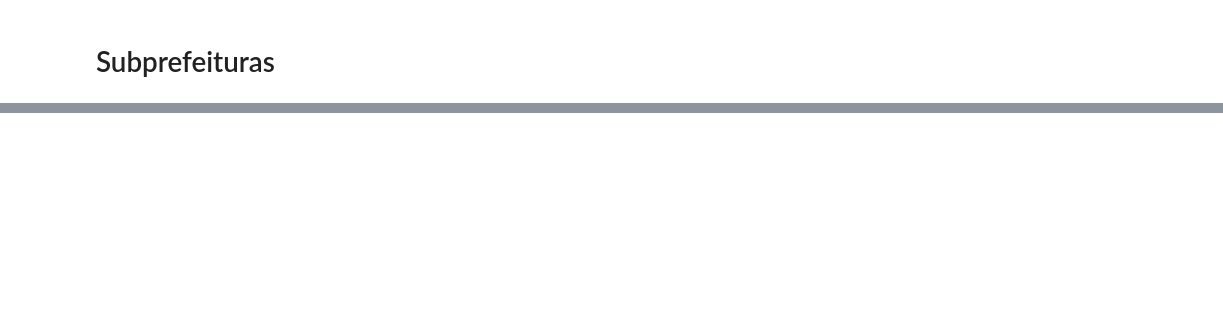
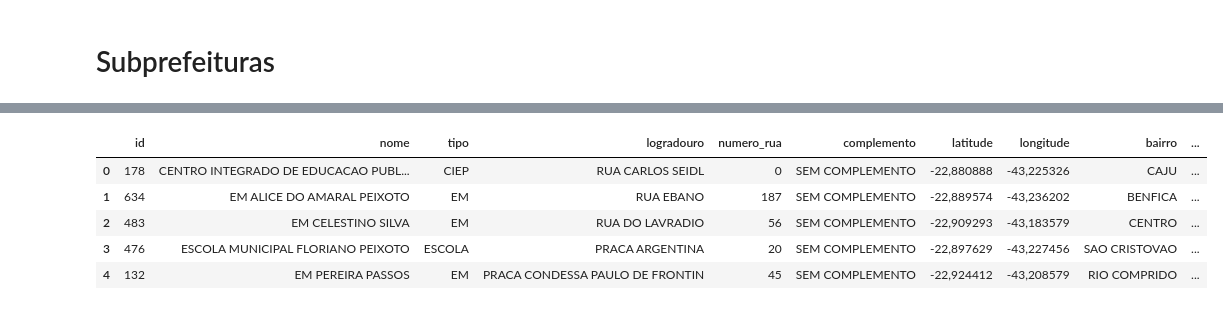
Before and after one commit to VictorHugoAmorim/ada_santander, a Jupyter notebook: Modulo 3 - Tecnicas de Programacao I (PY)/Projeto Limpeza de dados/src/projeto.ipynb, the cells around one changed output, grey strips where cells are left out. Cells and saved outputs as stored; diff of their text form; code cells hidden in the pictures; blank space fills up the shorter version.

```diff
--- a/Modulo 3 - Tecnicas de Programacao I (PY)/Projeto Limpeza de dados/src/projeto.ipynb
+++ b/Modulo 3 - Tecnicas de Programacao I (PY)/Projeto Limpeza de dados/src/projeto.ipynb
@@ -207,0 +193,22 @@ escolas_quantidade_md
+# %%
+# Renomear as colunas do DataFrame
+escolas_quantidade_md.rename(columns={
+    'id': 'id',
+    'Escolas_Postos': 'nome',
+    'BAIRRO': 'bairro',
+    'ENDEREÇO ': 'logradouro',
+    'lat': 'latitude',
+    'lon': 'longitude',
+    'Quantidade': 'quantidade_material',
+}, inplace=True)
+
+# Reorganiza as colunas do DataFrame
+escolas_quantidade_md = escolas_quantidade_md[['id', 'nome', 'tipo', 'logradouro', 'numero_rua', 'complemento', 'latitude', 'longitude', 'bairro', 'subprefeitura' ]]
+escolas_quantidade_md.head()
+# %% [output]
+|  | id | nome | tipo | logradouro | numero_rua | complemento | latitude | longitude | bairro | ... |
+| 0 | 178 | CENTRO INTEGRADO DE EDUCACAO PUBL... | CIEP | RUA CARLOS SEIDL | 0 | SEM COMPLEMENTO | -22,880888 | -43,225326 | CAJU | ... |
+| 1 | 634 | EM ALICE DO AMARAL PEIXOTO | EM | RUA EBANO | 187 | SEM COMPLEMENTO | -22,889574 | -43,236202 | BENFICA | ... |
+| 2 | 483 | EM CELESTINO SILVA | EM | RUA DO LAVRADIO | 56 | SEM COMPLEMENTO | -22,909293 | -43,183579 | CENTRO | ... |
+| 3 | 476 | ESCOLA MUNICIPAL FLORIANO PEIXOTO | ESCOLA | PRACA ARGENTINA | 20 | SEM COMPLEMENTO | -22,897629 | -43,227456 | SAO CRISTOVAO | ... |
+| 4 | 132 | EM PEREIRA PASSOS | EM | PRACA CONDESSA PAULO DE FRONTIN | 45 | SEM COMPLEMENTO | -22,924412 | -43,208579 | RIO COMPRIDO | ... |
```
Also changed, not shown: parts of 3 cells of this notebook, 1 other file.
